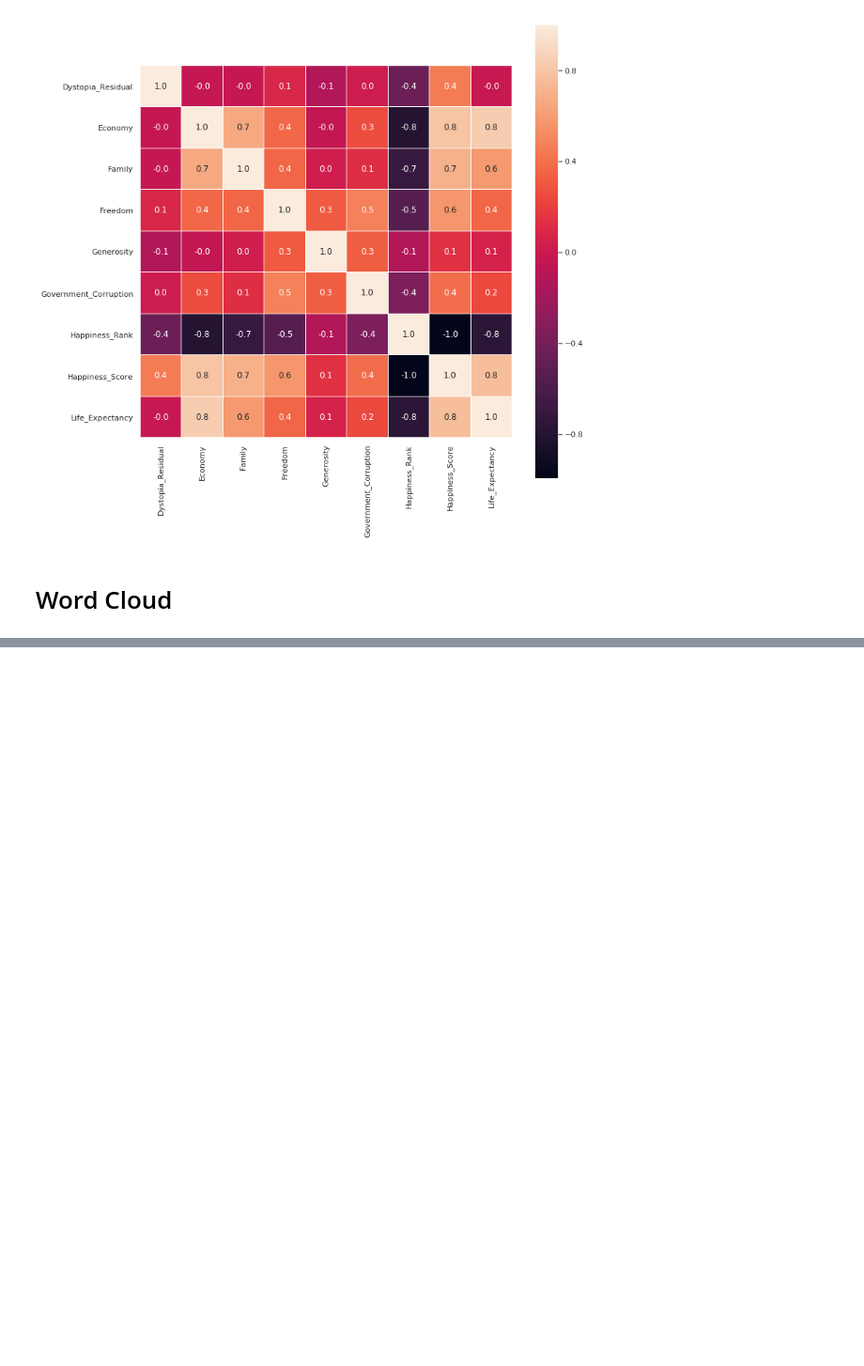
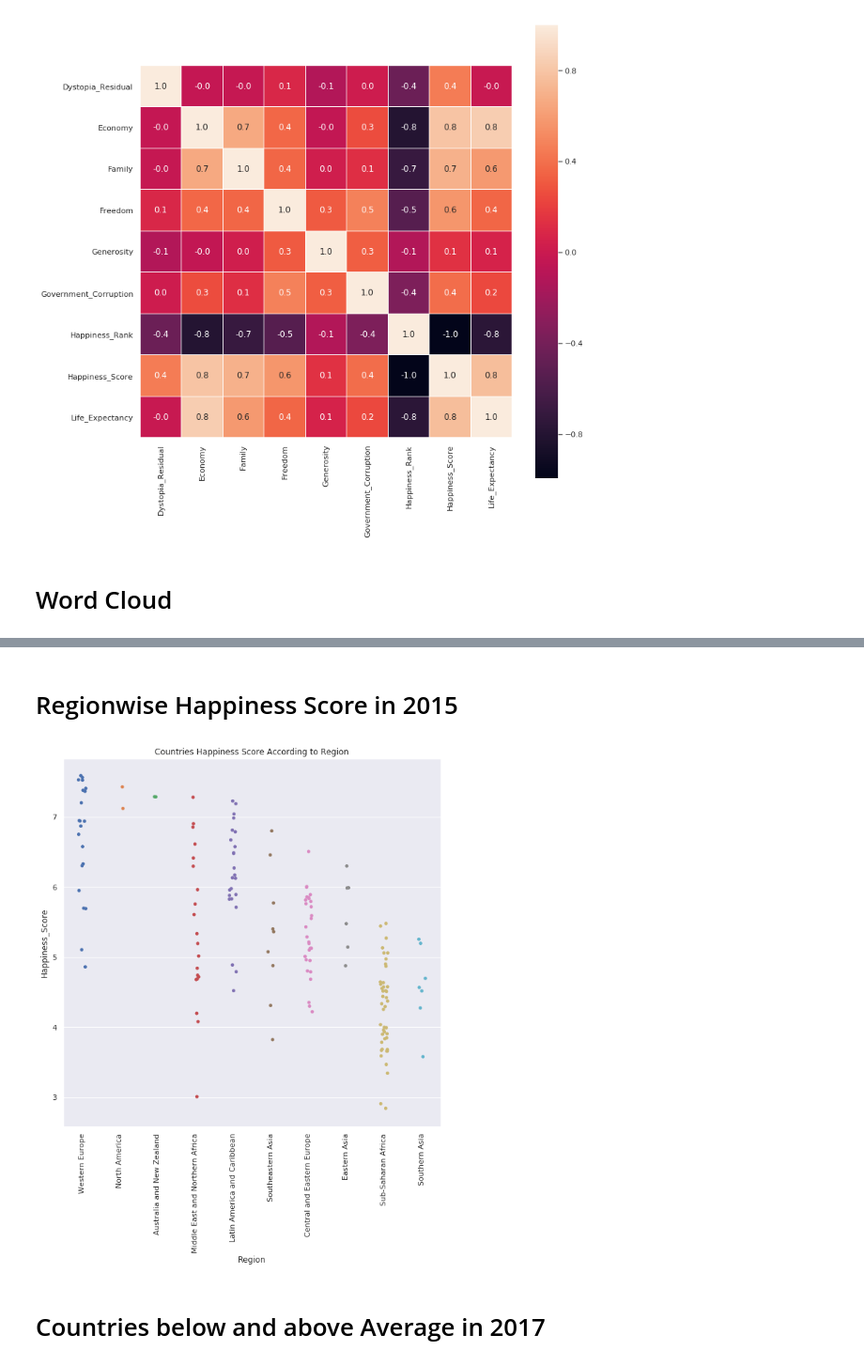
Before and after one commit to ddb95/Data_Science_and_ML_Projects, a Jupyter notebook: happinessReport/worldHappinessReport.ipynb, the cells around one changed output, grey strips where cells are left out. Shown at 94% size. Drawn from its saved outputs; the diff is of its cells as text; code cells hidden in the pictures; blank space fills up the shorter version.

```diff
--- a/happinessReport/worldHappinessReport.ipynb
+++ b/happinessReport/worldHappinessReport.ipynb
@@ -675,0 +731,11 @@ plt.show()
+# %% [markdown]
+# Regionwise Happiness Score in 2015
+# %%
+x = sns.stripplot(x='Region', y='Happiness_Score', data=data2015, jitter=True)
+plt.xticks(rotation=90)
+plt.title('Countries Happiness Score According to Region')
+plt.show()
+# %% [output]
+[figure, added]
+# %% [markdown]
+# Countries below and above Average in 2017
```
Also changed, not shown: parts of 11 cells of this notebook.
